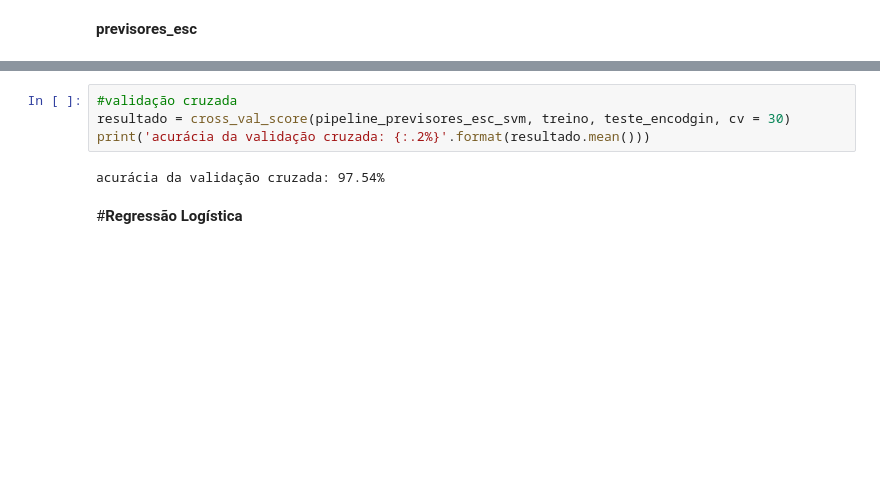
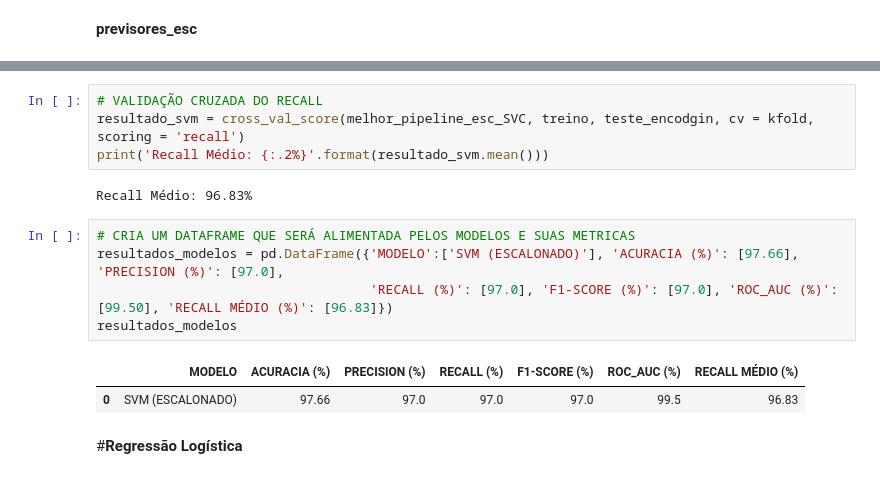
Before and after one commit to Rd-Brito13/Classificacao-do-cancer-de-mama, a Jupyter notebook: notebooks/Classificador.ipynb, the cells around one changed output, grey strips where cells are left out. Saved outputs shown, nothing was run; the diff lists cells and outputs as text; blank space fills up the shorter version.

Commit message:
Ajuste de hiperparametros com gridsearch, treino e teste do modelo SVC, avaliação das metricas de desempenho do modelo e criação do dataframe com as estatisticas do modelo

```diff
--- a/notebooks/Classificador.ipynb
+++ b/notebooks/Classificador.ipynb
@@ -2251,9 +2313,17 @@ array([[245,   3],
 # %%
-#validação cruzada
-resultado = cross_val_score(pipeline_previsores_esc_svm, treino, teste_encodgin, cv = 30)
-print('acurácia da validação cruzada: {:.2%}'.format(resultado.mean()))
+# VALIDAÇÃO CRUZADA DO RECALL
+resultado_svm = cross_val_score(melhor_pipeline_esc_SVC, treino, teste_encodgin, cv = kfold, scoring = 'recall')
+print('Recall Médio: {:.2%}'.format(resultado_svm.mean()))
 # %% [output]
-acurácia da validação cruzada: 97.54%
+Recall Médio: 96.83%
+# %%
+# CRIA UM DATAFRAME QUE SERÁ ALIMENTADA PELOS MODELOS E SUAS METRICAS
+resultados_modelos = pd.DataFrame({'MODELO':['SVM (ESCALONADO)'], 'ACURACIA (%)': [97.66], 'PRECISION (%)': [97.0],
+                                   'RECALL (%)': [97.0], 'F1-SCORE (%)': [97.0], 'ROC_AUC (%)': [99.50], 'RECALL MÉDIO (%)': [96.83]})
+resultados_modelos
+# %% [output]
+|  | MODELO | ACURACIA (%) | PRECISION (%) | RECALL (%) | F1-SCORE (%) | ROC_AUC (%) | RECALL MÉDIO (%) |
+| 0 | SVM (ESCALONADO) | 97.66 | 97.0 | 97.0 | 97.0 | 99.5 | 96.83 |
 # %% [markdown]
 #**Regressão Logística**
 # %%
```
Also changed, not shown: parts of 22 cells of this notebook.
